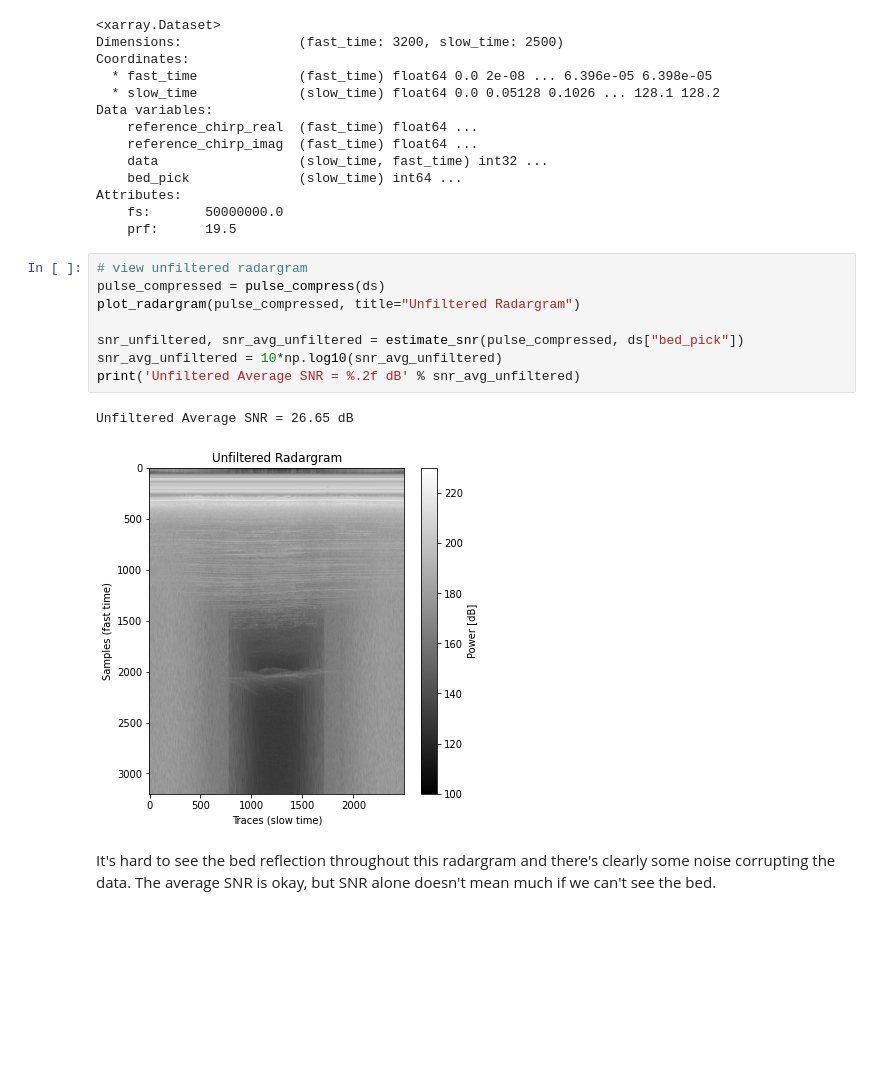
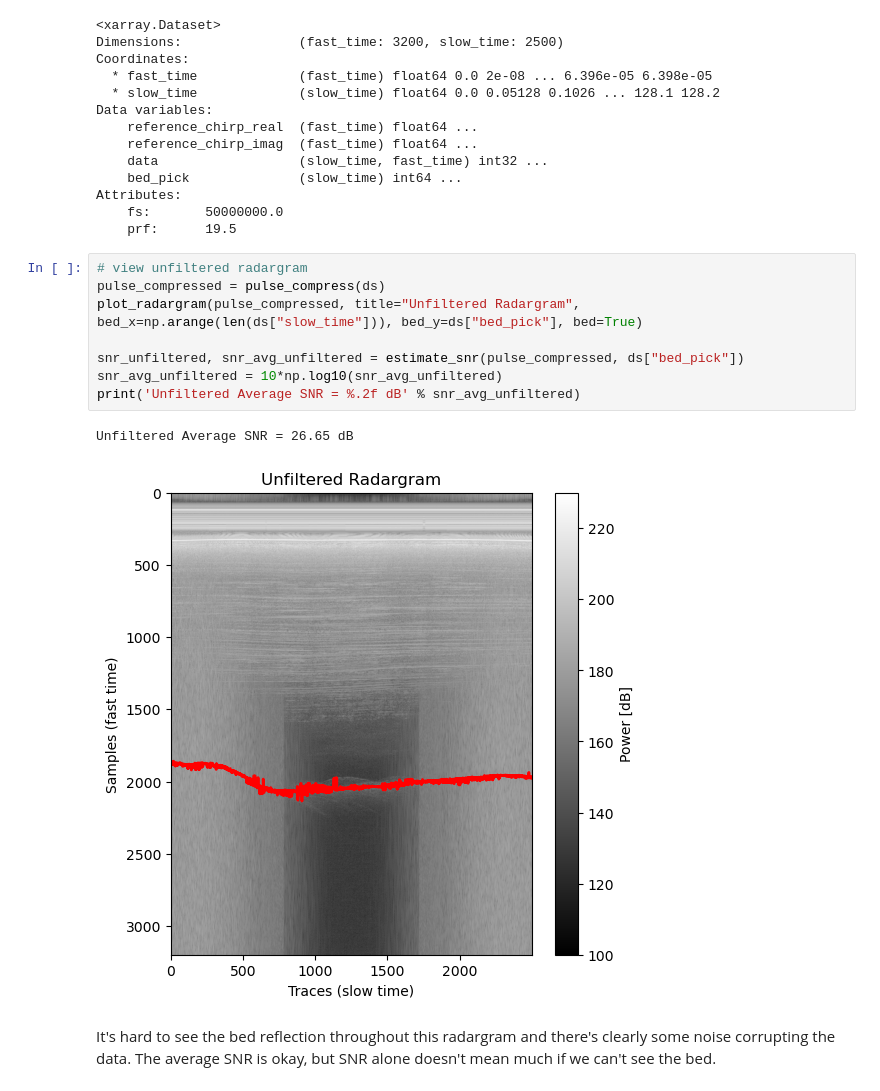
Before and after one commit to rohansanda/ee102b_radioglaciology, a Jupyter notebook: Clean Project Template.ipynb, the cells around one changed output. Drawn from its saved outputs; the diff is of its cells as text; blank space fills up the shorter version.

```diff
--- a/Clean Project Template.ipynb
+++ b/Clean Project Template.ipynb
@@ -30,14 +31,14 @@ Attributes:
 # %%
 # view unfiltered radargram
 pulse_compressed = pulse_compress(ds)
-plot_radargram(pulse_compressed, title="Unfiltered Radargram")
+plot_radargram(pulse_compressed, title="Unfiltered Radargram", bed_x=np.arange(len(ds["slow_time"])), bed_y=ds["bed_pick"], bed=True)
 
 snr_unfiltered, snr_avg_unfiltered = estimate_snr(pulse_compressed, ds["bed_pick"])
 snr_avg_unfiltered = 10*np.log10(snr_avg_unfiltered)
 print('Unfiltered Average SNR = %.2f dB' % snr_avg_unfiltered)
 # %% [output]
 Unfiltered Average SNR = 26.65 dB
-[figure, old version]
+[figure, new version]
 # %% [markdown]
 It's hard to see the bed reflection throughout this radargram and there's clearly some noise corrupting the data. The average SNR is okay, but SNR alone doesn't mean much if we can't see the bed.
 # %% [markdown]
```
Also changed, not shown: parts of 9 cells of this notebook, 1 other file.
